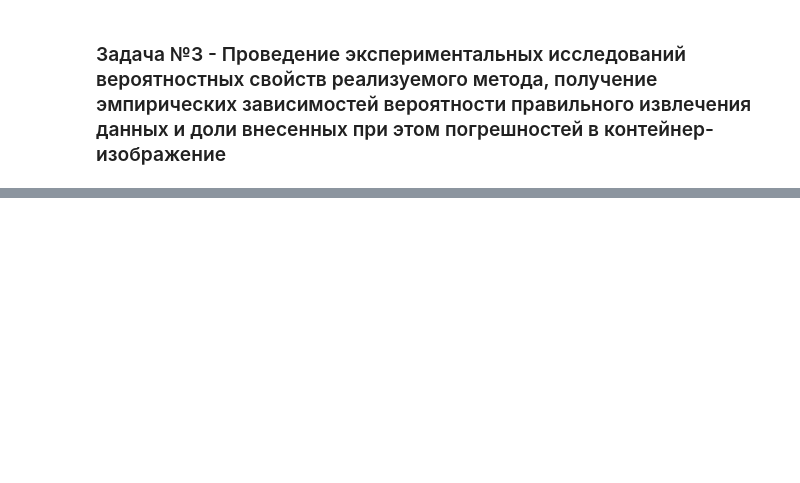
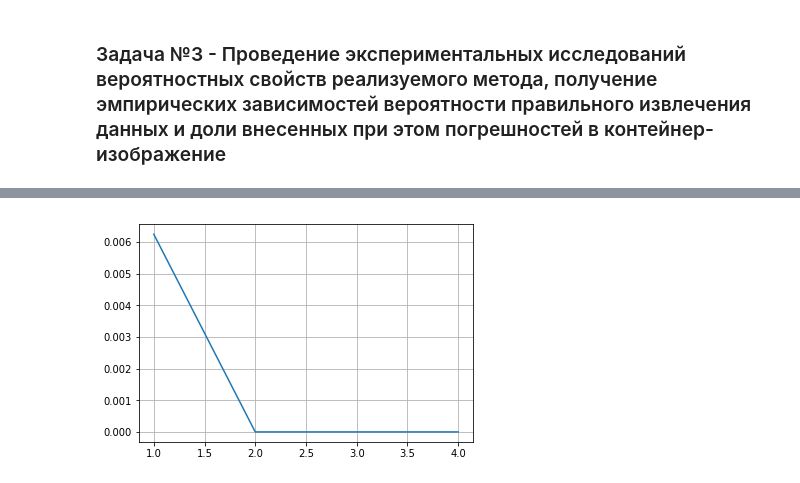
Before and after one commit to maxkrivich/steganography, a Jupyter notebook: lab3/lab3.ipynb, the cells around one changed output, grey strips where cells are left out. Cells and saved outputs as stored; diff of their text form; code cells hidden in the pictures; blank space fills up the shorter version.

```diff
--- a/lab3/lab3.ipynb
+++ b/lab3/lab3.ipynb
@@ -169,0 +225,38 @@ for i in range(1, 9):
+# %%
+%time
+
+Posh_gX = []
+Posh_gY = []
+W_gX = []
+W_gY = []
+msg = 'test' * 5
+
+bmsg = str_2_bin(msg)
+
+for i in range(1, 5):
+    stego_img, sums =  encode(img_tamplate.format(3), msg, matrix, k=4, g=i)
+    stego_img.save(steg_img_tamplate.format(3))
+
+    res = decode(steg_img_tamplate.format(3), matrix, is_bin=True)
+    a = 0
+
+    for j in range(len(bmsg)):
+        if res[j] != bmsg[j]:
+            a += 1
+    Posh_gY.append(np.float64(a / len(bmsg)))
+    Posh_gX.append(i)
+
+    w = 0
+
+    con1 = open_image_2_np(img_tamplate.format(3))
+    con2 = open_image_2_np(steg_img_tamplate.format(3))
+
+    for k in range(len(con2)):
+        for j in range(len(con2)):
+            w = w + abs(con1[k,j,0] - con2[k,j,0])
+    W_gX.append((w * 100) / (len(con2) * len(con2[0]) * 256))
+    W_gY.append(i)
+
+W_gX.reverse()
+print(W_gX)
+print(W_gY)
@@ -169,0 +268,7 @@ for i in range(1, 9):
+# %%
+plt.plot(Posh_gX, Posh_gY)
+plt.grid(True)
+plt.gca().xaxis.grid(True, which='minor')
+plt.show()
+# %% [output]
+[figure, added]
```
Also changed, not shown: parts of 21 cells of this notebook, 6 other files.
